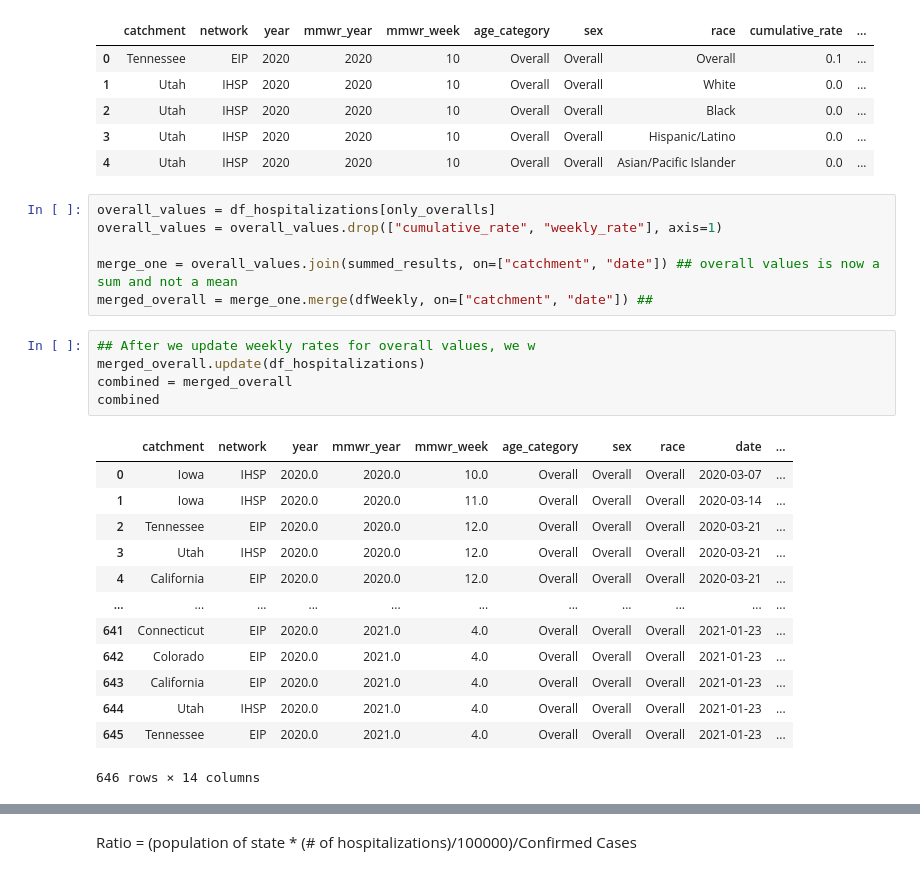
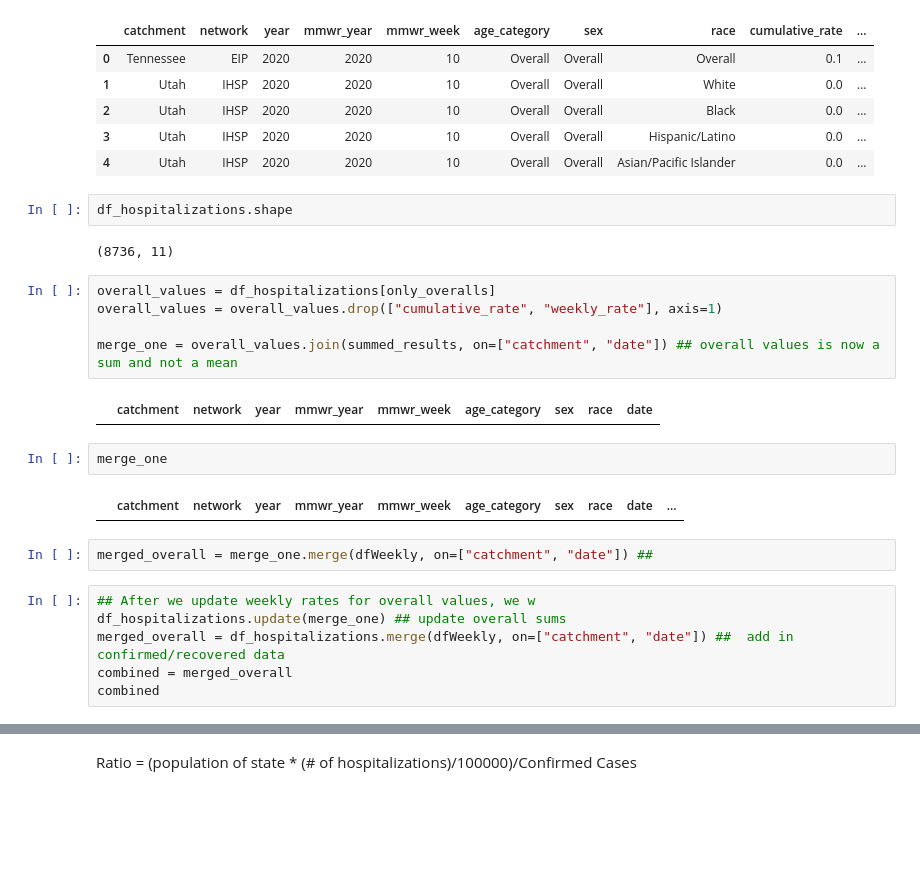
Before and after one commit to yixin0829/covid-data-gig, a Jupyter notebook: hams_2nd_round_of_data_cleaning.ipynb, the cells around one changed output, grey strips where cells are left out. Cells and saved outputs as stored; diff of their text form; blank space fills up the shorter version.

```diff
--- a/hams_2nd_round_of_data_cleaning.ipynb
+++ b/hams_2nd_round_of_data_cleaning.ipynb
@@ -281,30 +288,28 @@ df_hospitalizations.head()
 | 2 | Utah | IHSP | 2020 | 2020 | 10 | Overall | Overall | Black | 0.0 | ... |
 | 3 | Utah | IHSP | 2020 | 2020 | 10 | Overall | Overall | Hispanic/Latino | 0.0 | ... |
 | 4 | Utah | IHSP | 2020 | 2020 | 10 | Overall | Overall | Asian/Pacific Islander | 0.0 | ... |
+# %%
+df_hospitalizations.shape
+# %% [output]
+(8736, 11)
 # %%
 overall_values = df_hospitalizations[only_overalls]
 overall_values = overall_values.drop(["cumulative_rate", "weekly_rate"], axis=1)
 
 merge_one = overall_values.join(summed_results, on=["catchment", "date"]) ## overall values is now a sum and not a mean
-merged_overall = merge_one.merge(dfWeekly, on=["catchment", "date"]) ##
+# %% [output]
+|  | catchment | network | year | mmwr_year | mmwr_week | age_category | sex | race | date |
+# %%
+merge_one
+# %% [output]
+|  | catchment | network | year | mmwr_year | mmwr_week | age_category | sex | race | date | ... |
+# %%
+merged_overall = merge_one.merge(dfWeekly, on=["catchment", "date"]) ##
 # %%
 ## After we update weekly rates for overall values, we w
-merged_overall.update(df_hospitalizations)
+df_hospitalizations.update(merge_one) ## update overall sums
+merged_overall = df_hospitalizations.merge(dfWeekly, on=["catchment", "date"]) ##  add in confirmed/recovered data
 combined = merged_overall
 combined
-# %% [output]
-|  | catchment | network | year | mmwr_year | mmwr_week | age_category | sex | race | date | ... |
-| 0 | Iowa | IHSP | 2020.0 | 2020.0 | 10.0 | Overall | Overall | Overall | 2020-03-07 | ... |
-| 1 | Iowa | IHSP | 2020.0 | 2020.0 | 11.0 | Overall | Overall | Overall | 2020-03-14 | ... |
-| 2 | Tennessee | EIP | 2020.0 | 2020.0 | 12.0 | Overall | Overall | Overall | 2020-03-21 | ... |
-| 3 | Utah | IHSP | 2020.0 | 2020.0 | 12.0 | Overall | Overall | Overall | 2020-03-21 | ... |
-| 4 | California | EIP | 2020.0 | 2020.0 | 12.0 | Overall | Overall | Overall | 2020-03-21 | ... |
-| ... | ... | ... | ... | ... | ... | ... | ... | ... | ... | ... |
-| 641 | Connecticut | EIP | 2020.0 | 2021.0 | 4.0 | Overall | Overall | Overall | 2021-01-23 | ... |
-| 642 | Colorado | EIP | 2020.0 | 2021.0 | 4.0 | Overall | Overall | Overall | 2021-01-23 | ... |
-| 643 | California | EIP | 2020.0 | 2021.0 | 4.0 | Overall | Overall | Overall | 2021-01-23 | ... |
-| 644 | Utah | IHSP | 2020.0 | 2021.0 | 4.0 | Overall | Overall | Overall | 2021-01-23 | ... |
-| 645 | Tennessee | EIP | 2020.0 | 2021.0 | 4.0 | Overall | Overall | Overall | 2021-01-23 | ... |
-646 rows × 14 columns
 # %%
 combined.shape
```
Also changed, not shown: parts of 14 cells of this notebook, 1 other file.
